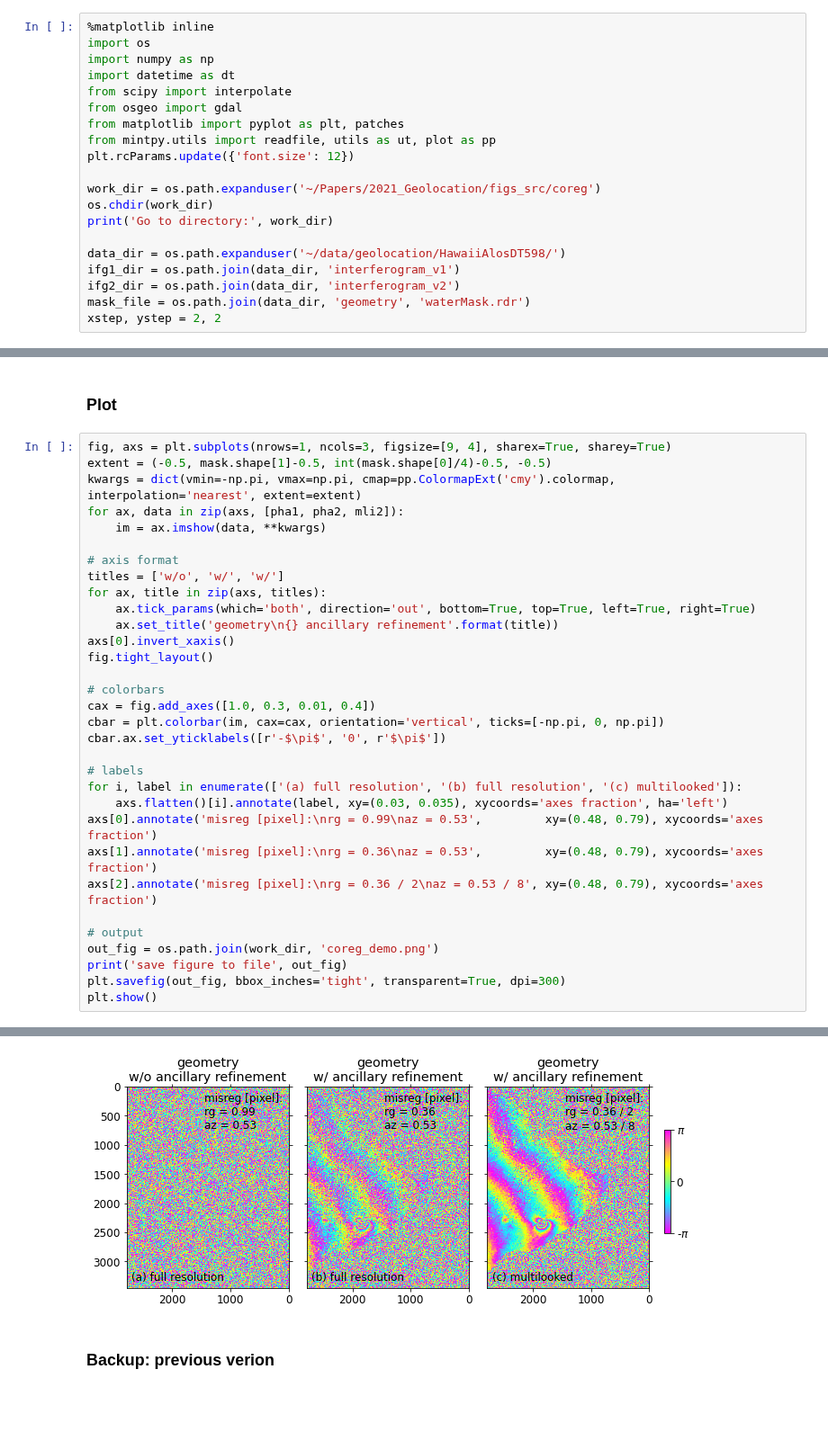
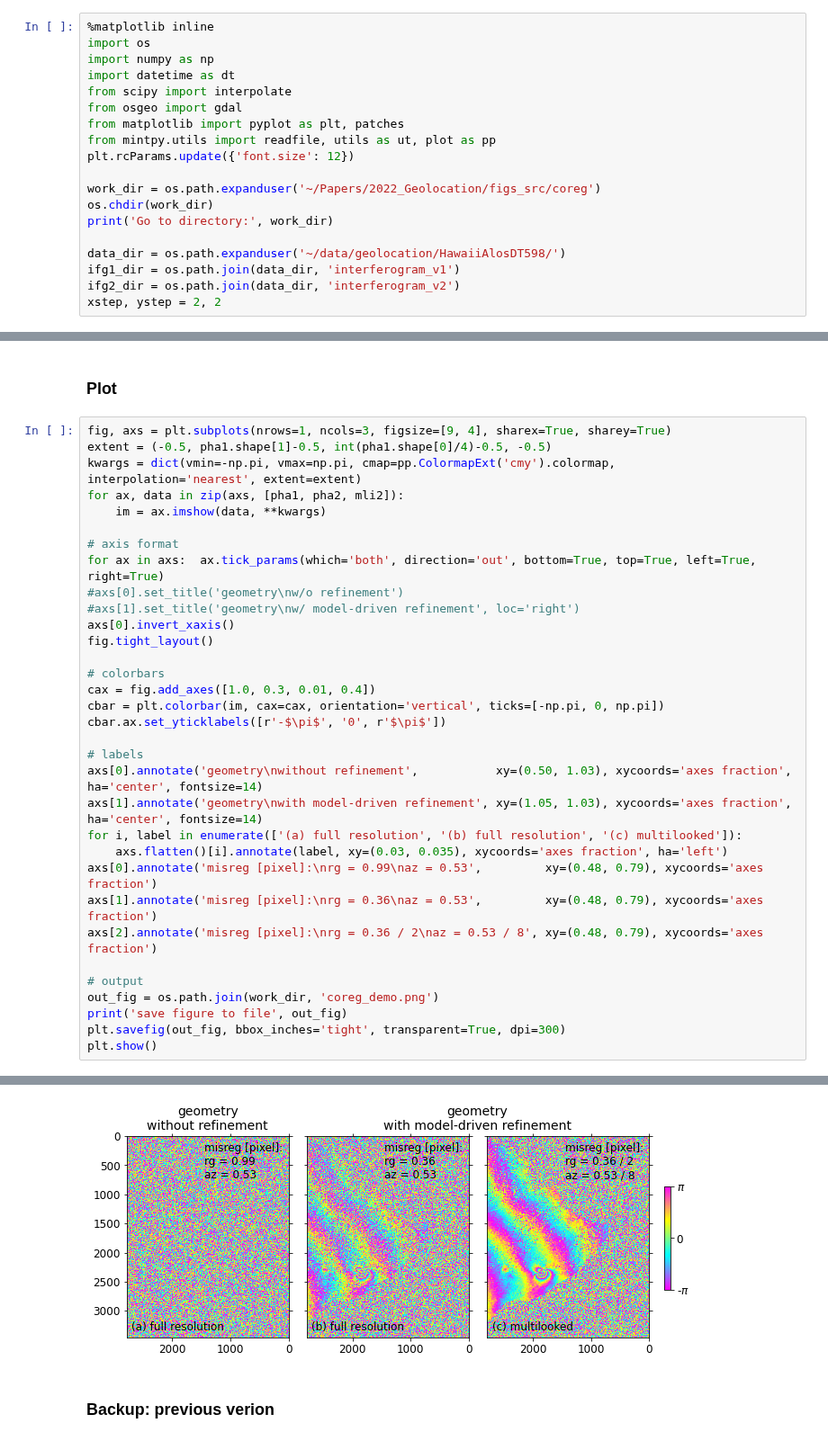
Before and after one commit to yunjunz/2022-Geolocation, a Jupyter notebook: Fig_20_coreg_demo.ipynb, the cells around one changed output, grey strips where cells are left out. Shown at 90% size. Drawn from its saved outputs; the diff is of its cells as text; blank space fills up the shorter version.

```diff
--- a/Fig_20_coreg_demo.ipynb
+++ b/Fig_20_coreg_demo.ipynb
@@ -13,13 +13,12 @@ from matplotlib import pyplot as plt, patches
 from mintpy.utils import readfile, utils as ut, plot as pp
 plt.rcParams.update({'font.size': 12})
 
-work_dir = os.path.expanduser('~/Papers/2021_Geolocation/figs_src/coreg')
+work_dir = os.path.expanduser('~/Papers/2022_Geolocation/figs_src/coreg')
 os.chdir(work_dir)
 print('Go to directory:', work_dir)
 
 data_dir = os.path.expanduser('~/data/geolocation/HawaiiAlosDT598/')
 ifg1_dir = os.path.join(data_dir, 'interferogram_v1')
 ifg2_dir = os.path.join(data_dir, 'interferogram_v2')
-mask_file = os.path.join(data_dir, 'geometry', 'waterMask.rdr')
 xstep, ystep = 2, 2
 # %% [output]
@@ -35,16 +33,15 @@ mask = readfile.read(os.path.join(data_dir, 'geometry', 'waterMask.rdr'), xstep=
 ### Plot
 # %%
 fig, axs = plt.subplots(nrows=1, ncols=3, figsize=[9, 4], sharex=True, sharey=True)
-extent = (-0.5, mask.shape[1]-0.5, int(mask.shape[0]/4)-0.5, -0.5)
+extent = (-0.5, pha1.shape[1]-0.5, int(pha1.shape[0]/4)-0.5, -0.5)
 kwargs = dict(vmin=-np.pi, vmax=np.pi, cmap=pp.ColormapExt('cmy').colormap,  interpolation='nearest', extent=extent)
 for ax, data in zip(axs, [pha1, pha2, mli2]):
     im = ax.imshow(data, **kwargs)
 
 # axis format
-titles = ['w/o', 'w/', 'w/']
-for ax, title in zip(axs, titles):
-    ax.tick_params(which='both', direction='out', bottom=True, top=True, left=True, right=True)
-    ax.set_title('geometry\n{} ancillary refinement'.format(title))
+for ax in axs:  ax.tick_params(which='both', direction='out', bottom=True, top=True, left=True, right=True)
+#axs[0].set_title('geometry\nw/o refinement')
+#axs[1].set_title('geometry\nw/ model-driven refinement', loc='right')
 axs[0].invert_xaxis()
 fig.tight_layout()
 
@@ -54,6 +51,8 @@ cbar = plt.colorbar(im, cax=cax, orientation='vertical', ticks=[-np.pi, 0, np.pi
 cbar.ax.set_yticklabels([r'-$\pi$', '0', r'$\pi$'])
 
 # labels
+axs[0].annotate('geometry\nwithout refinement',           xy=(0.50, 1.03), xycoords='axes fraction', ha='center', fontsize=14)
+axs[1].annotate('geometry\nwith model-driven refinement', xy=(1.05, 1.03), xycoords='axes fraction', ha='center', fontsize=14)
 for i, label in enumerate(['(a) full resolution', '(b) full resolution', '(c) multilooked']):
     axs.flatten()[i].annotate(label, xy=(0.03, 0.035), xycoords='axes fraction', ha='left')
 axs[0].annotate('misreg [pixel]:\nrg = 0.99\naz = 0.53',         xy=(0.48, 0.79), xycoords='axes fraction')
@@ -70,4 +69,4 @@ save figure to file /Users/yunjunz/Papers/2021_Geolocation/figs_src/coreg/coreg_
-[figure, old version]
+[figure, new version]
 # %% [markdown]
 ### Backup: previous verion
 # %%
```
Also changed, not shown: parts of 5 cells of this notebook, 6 other files.
